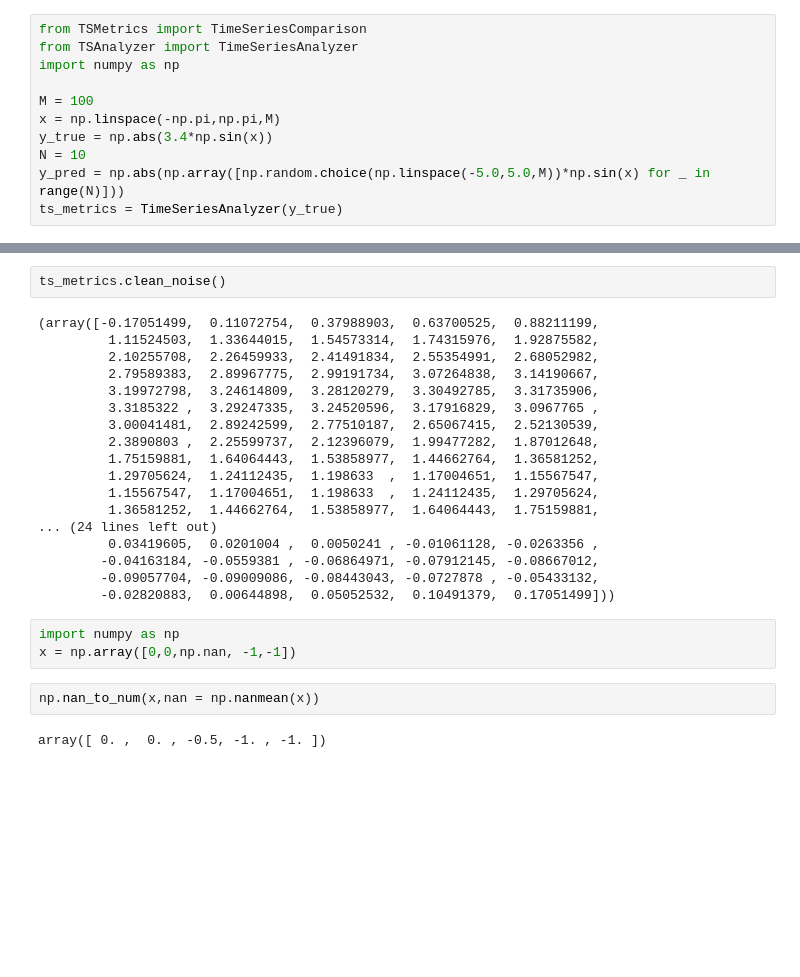
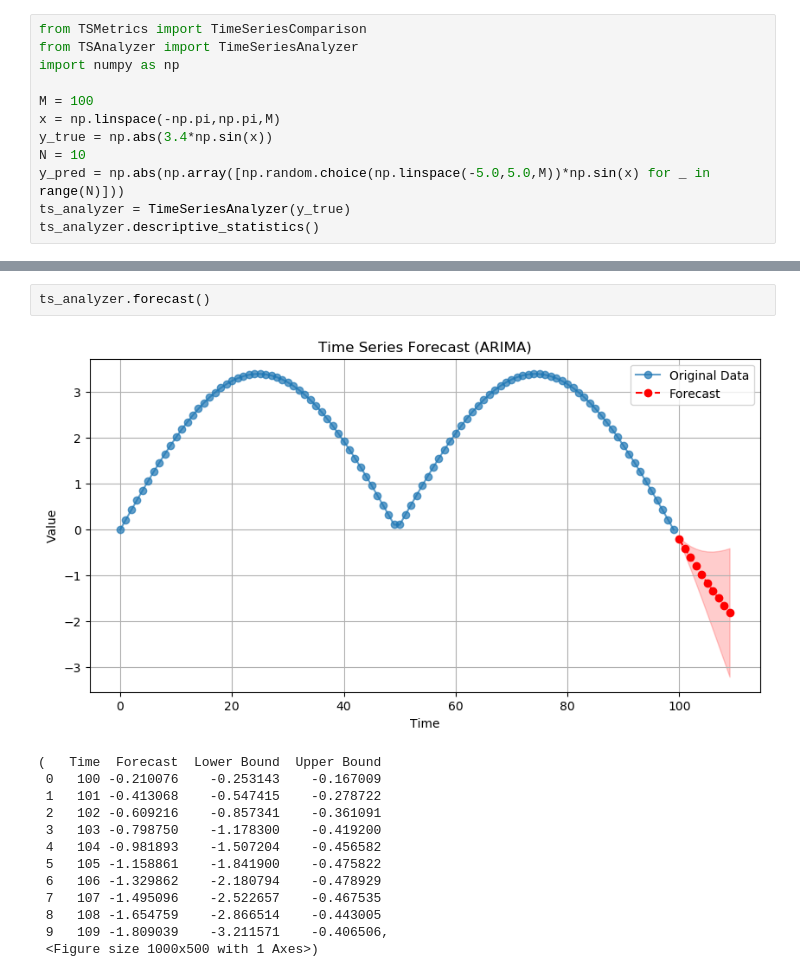
Before and after one commit to PieroPaialungaAI/TSMetrics, a Jupyter notebook: example.ipynb, the cells around one changed output, grey strips where cells are left out. Cells and saved outputs as stored; diff of their text form; blank space fills up the shorter version.

```diff
--- a/example.ipynb
+++ b/example.ipynb
@@ -8,4 +8,5 @@ x = np.linspace(-np.pi,np.pi,M)
 y_true = np.abs(3.4*np.sin(x))
 N = 10
 y_pred = np.abs(np.array([np.random.choice(np.linspace(-5.0,5.0,M))*np.sin(x) for _ in range(N)]))
-ts_metrics = TimeSeriesAnalyzer(y_true)
+ts_analyzer = TimeSeriesAnalyzer(y_true)
+ts_analyzer.descriptive_statistics()
@@ -12,27 +22,16 @@ ts_metrics = TimeSeriesAnalyzer(y_true)
-# %%
-ts_metrics.clean_noise()
-# %% [output]
-(array([-0.17051499,  0.11072754,  0.37988903,  0.63700525,  0.88211199,
-         1.11524503,  1.33644015,  1.54573314,  1.74315976,  1.92875582,
-         2.10255708,  2.26459933,  2.41491834,  2.55354991,  2.68052982,
-         2.79589383,  2.89967775,  2.99191734,  3.07264838,  3.14190667,
-         3.19972798,  3.24614809,  3.28120279,  3.30492785,  3.31735906,
-         3.3185322 ,  3.29247335,  3.24520596,  3.17916829,  3.0967765 ,
-         3.00041481,  2.89242599,  2.77510187,  2.65067415,  2.52130539,
-         2.3890803 ,  2.25599737,  2.12396079,  1.99477282,  1.87012648,
-         1.75159881,  1.64064443,  1.53858977,  1.44662764,  1.36581252,
-         1.29705624,  1.24112435,  1.198633  ,  1.17004651,  1.15567547,
-         1.15567547,  1.17004651,  1.198633  ,  1.24112435,  1.29705624,
-         1.36581252,  1.44662764,  1.53858977,  1.64064443,  1.75159881,
-... (24 lines left out)
-         0.03419605,  0.0201004 ,  0.0050241 , -0.01061128, -0.0263356 ,
-        -0.04163184, -0.0559381 , -0.06864971, -0.07912145, -0.08667012,
-        -0.09057704, -0.09009086, -0.08443043, -0.0727878 , -0.05433132,
-        -0.02820883,  0.00644898,  0.05052532,  0.10491379,  0.17051499]))
-# %%
-import numpy as np
-x = np.array([0,0,np.nan, -1,-1])
-# %%
-np.nan_to_num(x,nan = np.nanmean(x))
-# %% [output]
-array([ 0. ,  0. , -0.5, -1. , -1. ])
+# %%
+ts_analyzer.forecast()
+# %% [output]
+[figure, added]
+(   Time  Forecast  Lower Bound  Upper Bound
+ 0   100 -0.210076    -0.253143    -0.167009
+ 1   101 -0.413068    -0.547415    -0.278722
+ 2   102 -0.609216    -0.857341    -0.361091
+ 3   103 -0.798750    -1.178300    -0.419200
+ 4   104 -0.981893    -1.507204    -0.456582
+ 5   105 -1.158861    -1.841900    -0.475822
+ 6   106 -1.329862    -2.180794    -0.478929
+ 7   107 -1.495096    -2.522657    -0.467535
+ 8   108 -1.654759    -2.866514    -0.443005
+ 9   109 -1.809039    -3.211571    -0.406506,
+ <Figure size 1000x500 with 1 Axes>)
```
Also changed, not shown: parts of 2 cells of this notebook.
